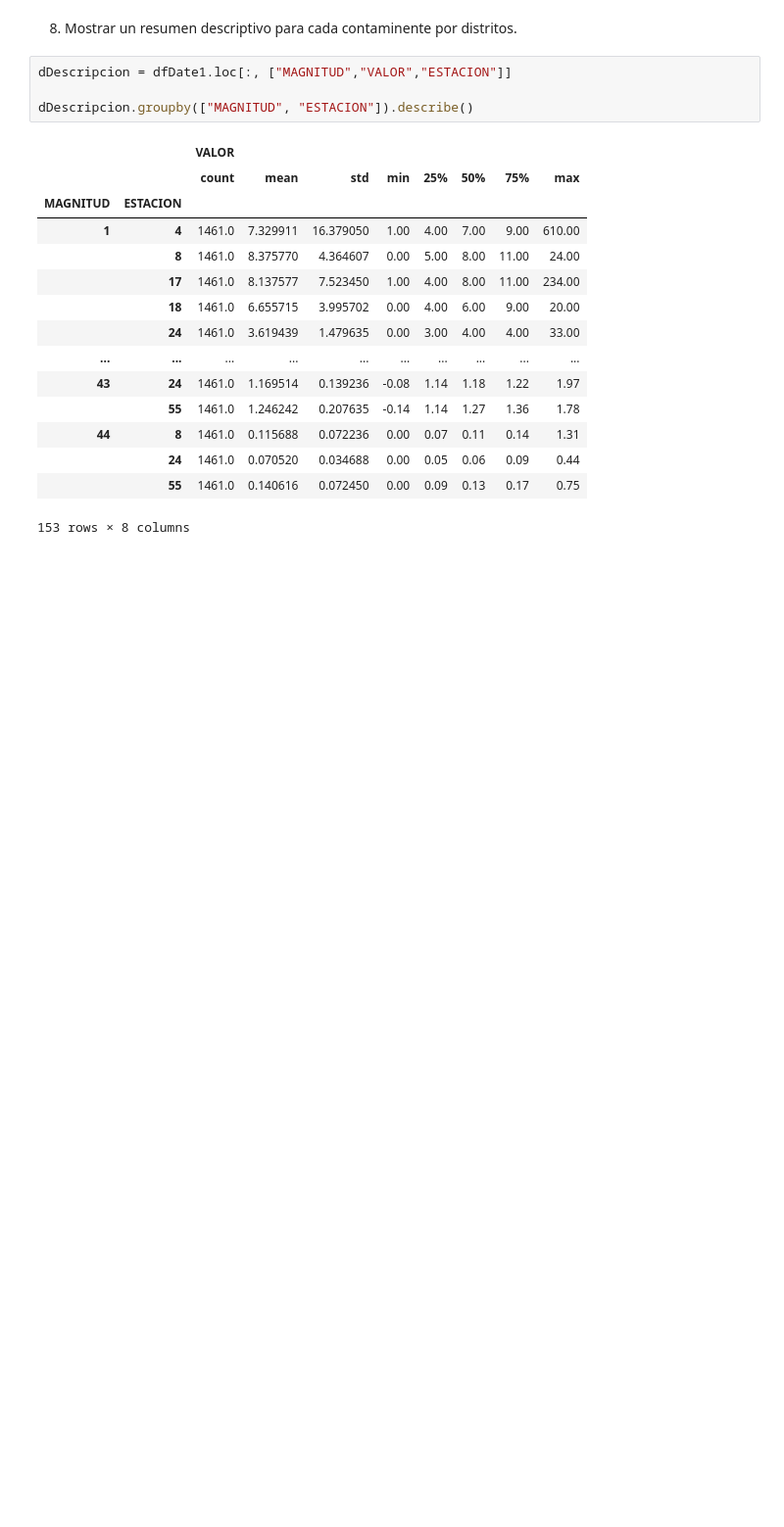
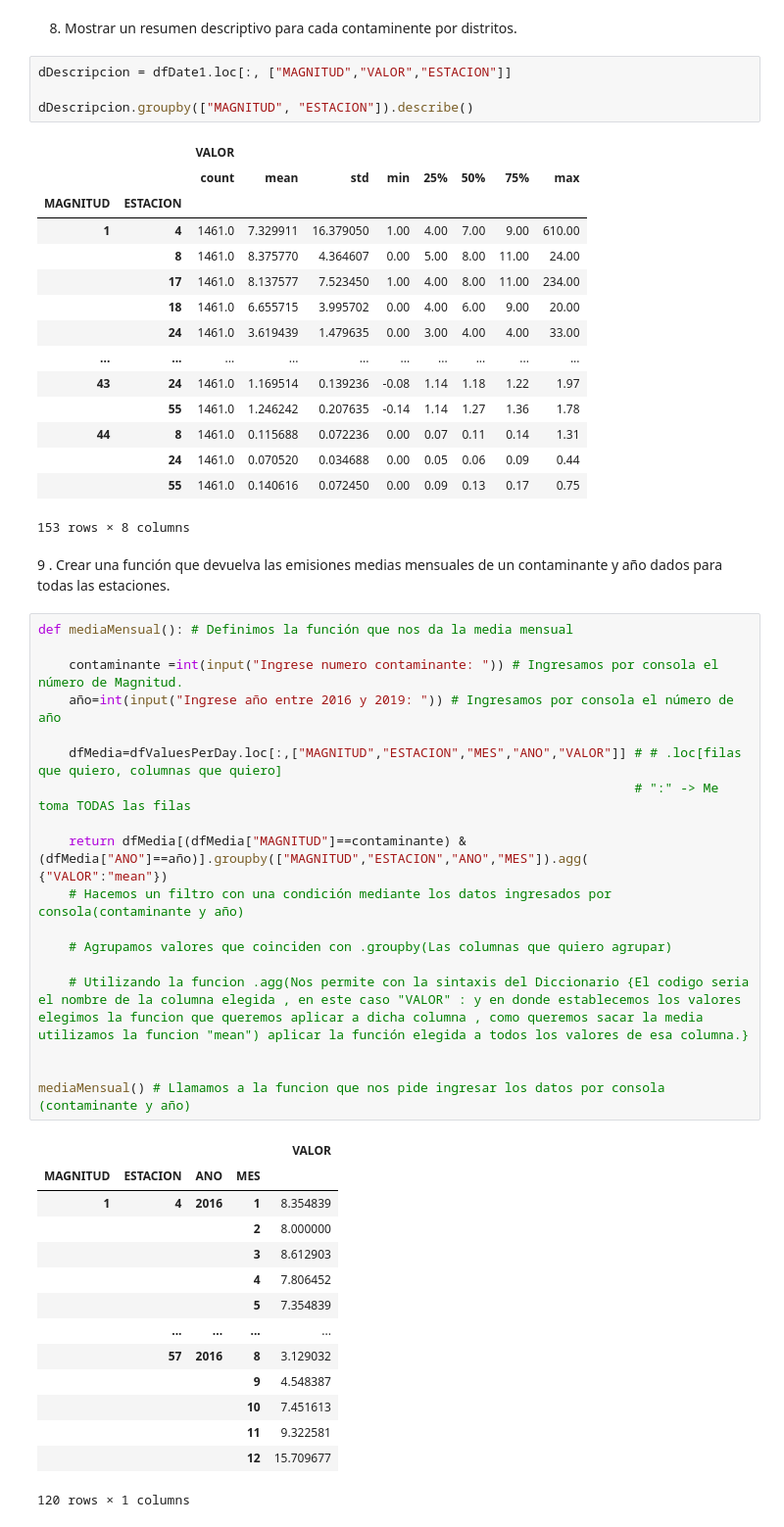
Before and after one commit to aguustingc/PROYECTO-FINAL, a Jupyter notebook: Grupo 3/Proyecto-Emisiones-Incendios.ipynb, the cells around one changed output. Shown at 98% size. Cells and saved outputs as stored; diff of their text form; blank space fills up the shorter version.

```diff
--- a/Grupo 3/Proyecto-Emisiones-Incendios.ipynb
+++ b/Grupo 3/Proyecto-Emisiones-Incendios.ipynb
@@ -338,3 +338,38 @@ dDescripcion.groupby(["MAGNITUD", "ESTACION"]).describe()
 |  | 24 | 1461.0 | 0.070520 | 0.034688 | 0.00 | 0.05 | 0.06 | 0.09 | 0.44 |
 |  | 55 | 1461.0 | 0.140616 | 0.072450 | 0.00 | 0.09 | 0.13 | 0.17 | 0.75 |
 153 rows × 8 columns
+# %% [markdown]
+9 . Crear una función que devuelva las emisiones medias mensuales de un contaminante y año dados para todas las estaciones.
+# %%
+def mediaMensual(): # Definimos la función que nos da la media mensual
+
+    contaminante =int(input("Ingrese numero contaminante: ")) # Ingresamos por consola el número de Magnitud.
+    año=int(input("Ingrese año entre 2016 y 2019: ")) # Ingresamos por consola el número de año
+
+    dfMedia=dfValuesPerDay.loc[:,["MAGNITUD","ESTACION","MES","ANO","VALOR"]] # # .loc[filas que quiero, columnas que quiero]
+                                                                              # ":" -> Me toma TODAS las filas
+
+    return dfMedia[(dfMedia["MAGNITUD"]==contaminante) & (dfMedia["ANO"]==año)].groupby(["MAGNITUD","ESTACION","ANO","MES"]).agg(              {"VALOR":"mean"})
+    # Hacemos un filtro con una condición mediante los datos ingresados por consola(contaminante y año)
+
+    # Agrupamos valores que coinciden con .groupby(Las columnas que quiero agrupar)
+
+    # Utilizando la funcion .agg(Nos permite con la sintaxis del Diccionario {El codigo seria el nombre de la columna elegida , en este caso "VALOR" : y en donde establecemos los valores elegimos la funcion que queremos aplicar a dicha columna , como queremos sacar la media utilizamos la funcion "mean") aplicar la función elegida a todos los valores de esa columna.}
+
+
+mediaMensual() # Llamamos a la funcion que nos pide ingresar los datos por consola (contaminante y año)
+# %% [output]
+|  |  |  |  | VALOR |
+| MAGNITUD | ESTACION | ANO | MES |  |
+| 1 | 4 | 2016 | 1 | 8.354839 |
+|  |  |  | 2 | 8.000000 |
+|  |  |  | 3 | 8.612903 |
+|  |  |  | 4 | 7.806452 |
+|  |  |  | 5 | 7.354839 |
+|  | ... | ... | ... | ... |
+|  | 57 | 2016 | 8 | 3.129032 |
+|  |  |  | 9 | 4.548387 |
+|  |  |  | 10 | 7.451613 |
+|  |  |  | 11 | 9.322581 |
+|  |  |  | 12 | 15.709677 |
+120 rows × 1 columns
```
Also changed, not shown: 4 other files.
